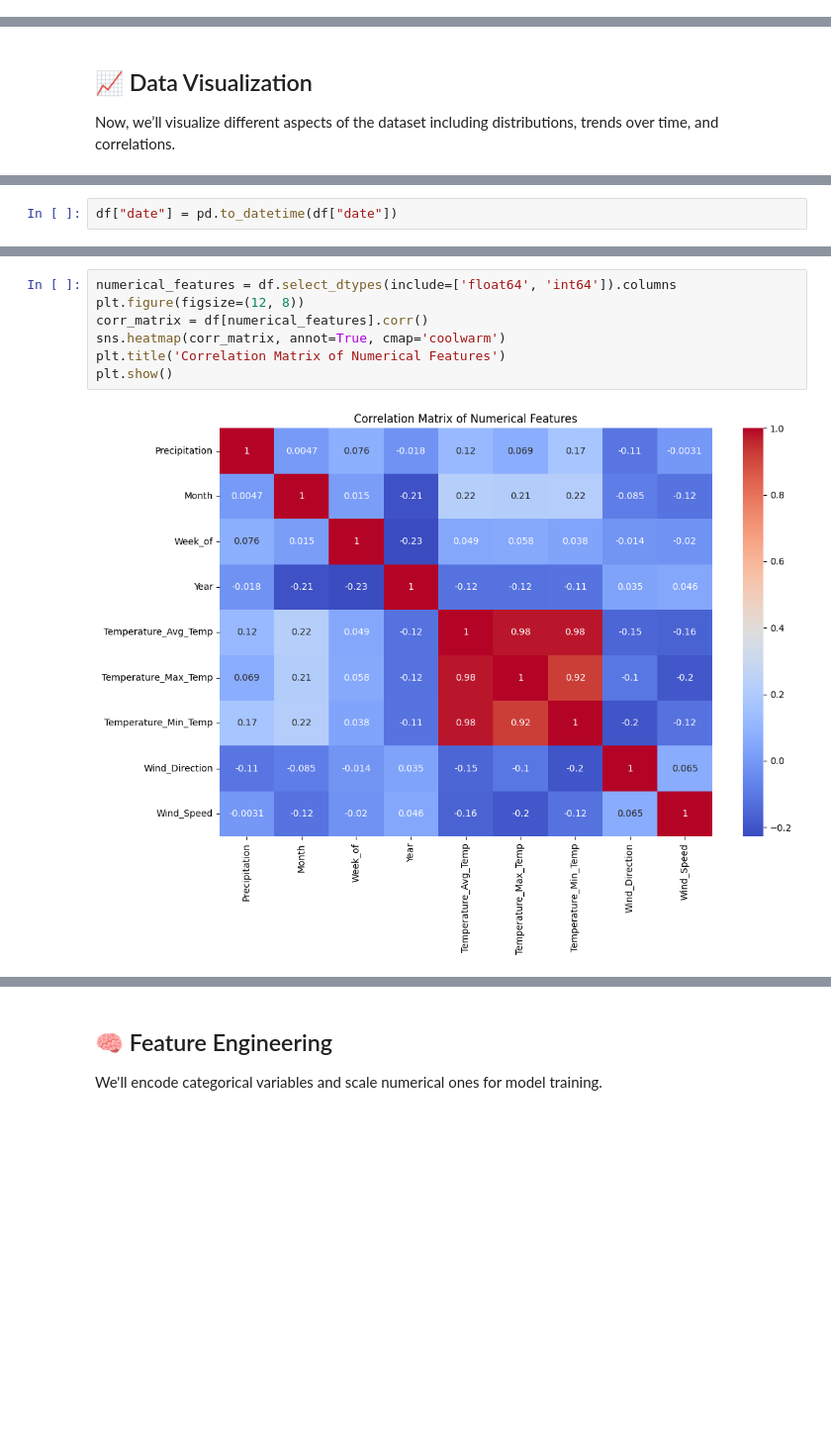
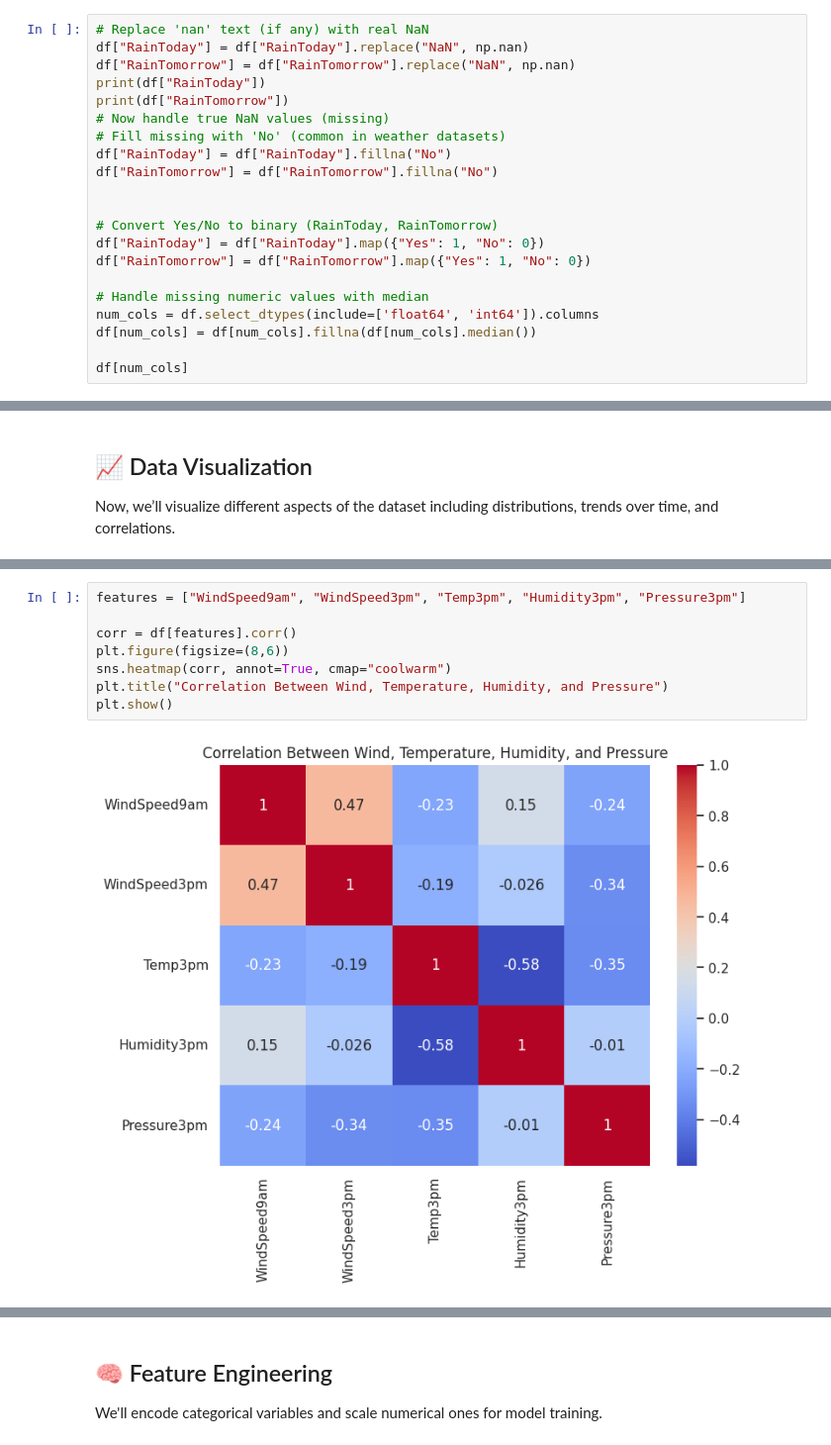
Before and after one commit to saikatM333/weather_eda, a Jupyter notebook: weather_data_eda.ipynb, the cells around one changed output, grey strips where cells are left out. Shown: that part at 99% size. Cells and saved outputs as stored; diff of their text form; blank space fills up the shorter version.

```diff
--- a/weather_data_eda.ipynb
+++ b/weather_data_eda.ipynb
@@ -141,0 +126,21 @@ df.rename(columns={"Data.Precipitation":"Precipitation",
+# %%
+# Replace 'nan' text (if any) with real NaN
+df["RainToday"] = df["RainToday"].replace("NaN", np.nan)
+df["RainTomorrow"] = df["RainTomorrow"].replace("NaN", np.nan)
+print(df["RainToday"])
+print(df["RainTomorrow"])
+# Now handle true NaN values (missing)
+# Fill missing with 'No' (common in weather datasets)
+df["RainToday"] = df["RainToday"].fillna("No")
+df["RainTomorrow"] = df["RainTomorrow"].fillna("No")
+
+
+# Convert Yes/No to binary (RainToday, RainTomorrow)
+df["RainToday"] = df["RainToday"].map({"Yes": 1, "No": 0})
+df["RainTomorrow"] = df["RainTomorrow"].map({"Yes": 1, "No": 0})
+
+# Handle missing numeric values with median
+num_cols = df.select_dtypes(include=['float64', 'int64']).columns
+df[num_cols] = df[num_cols].fillna(df[num_cols].median())
+
+df[num_cols]
@@ -170,2 +205,0 @@ plt.show()
-# %%
-df["date"] = pd.to_datetime(df["date"])
@@ -193,9 +220,10 @@ plt.show()
 # %%
-numerical_features = df.select_dtypes(include=['float64', 'int64']).columns
-plt.figure(figsize=(12, 8))
-corr_matrix = df[numerical_features].corr()
-sns.heatmap(corr_matrix, annot=True, cmap='coolwarm')
-plt.title('Correlation Matrix of Numerical Features')
+features = ["WindSpeed9am", "WindSpeed3pm", "Temp3pm", "Humidity3pm", "Pressure3pm"]
+
+corr = df[features].corr()
+plt.figure(figsize=(8,6))
+sns.heatmap(corr, annot=True, cmap="coolwarm")
+plt.title("Correlation Between Wind, Temperature, Humidity, and Pressure")
 plt.show()
 # %% [output]
-[figure, old version]
+[figure, new version]
```
Also changed, not shown: parts of 32 cells of this notebook, 1 other file.
